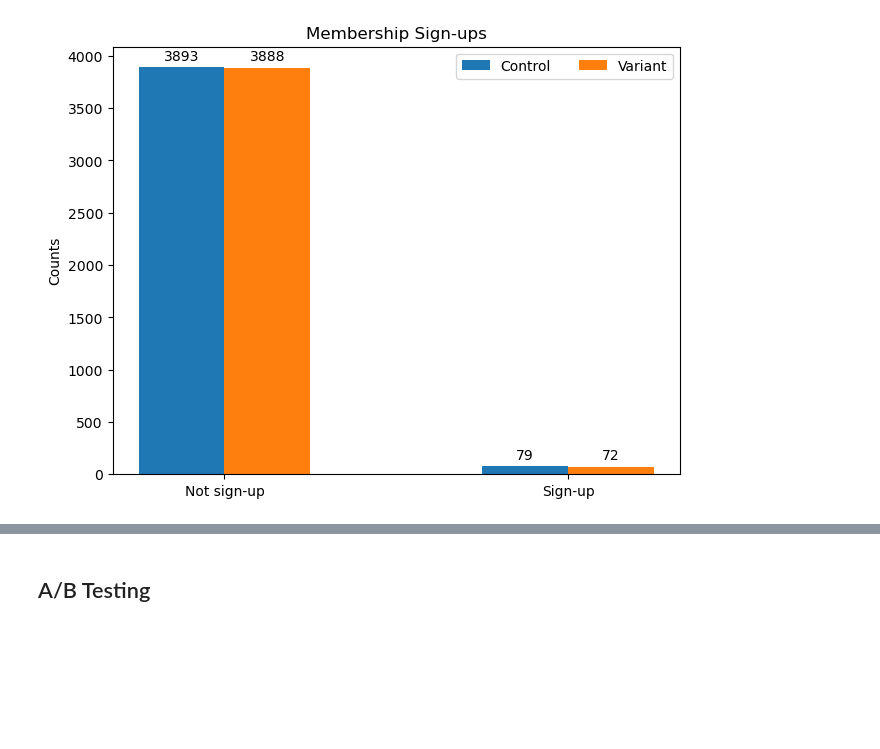
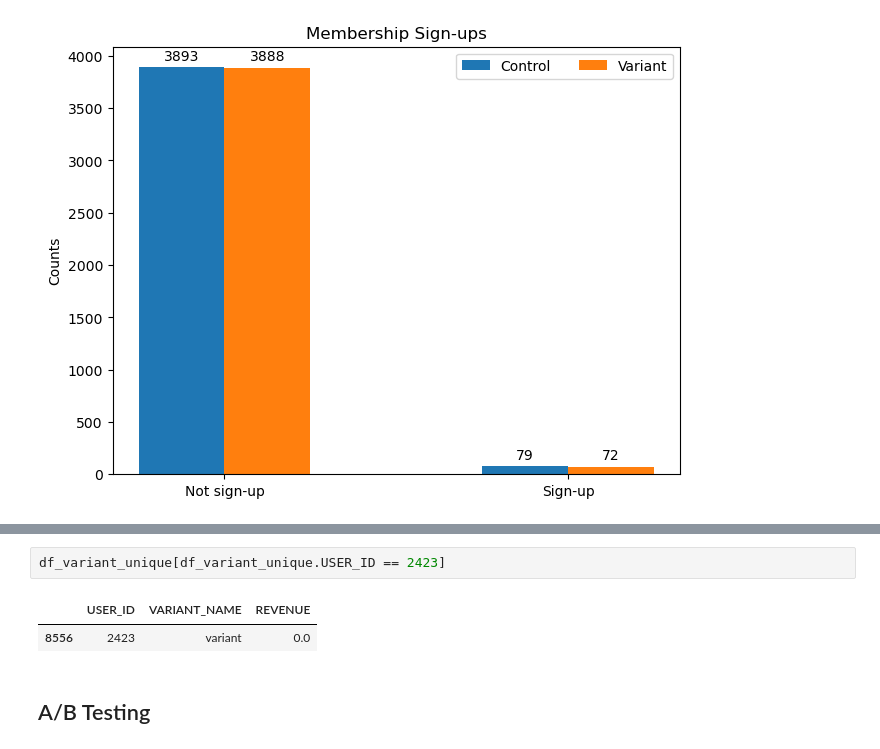
Before and after one commit to kpnguyen21/erdos-AB-testing, a Jupyter notebook: EDA_old.ipynb, the cells around one changed output, grey strips where cells are left out. Drawn from its saved outputs; the diff is of its cells as text; blank space fills up the shorter version.

```diff
--- a/EDA.ipynb
+++ b/EDA_old.ipynb
@@ -455,3 +527,8 @@ plt.show()
+# %%
+df_variant_unique[df_variant_unique.USER_ID == 2423]
+# %% [output]
+|  | USER_ID | VARIANT_NAME | REVENUE |
+| 8556 | 2423 | variant | 0.0 |
 # %% [markdown]
 ## A/B Testing
 # %% [markdown]
```
Also changed, not shown: parts of 19 cells of this notebook, 1 other file.
